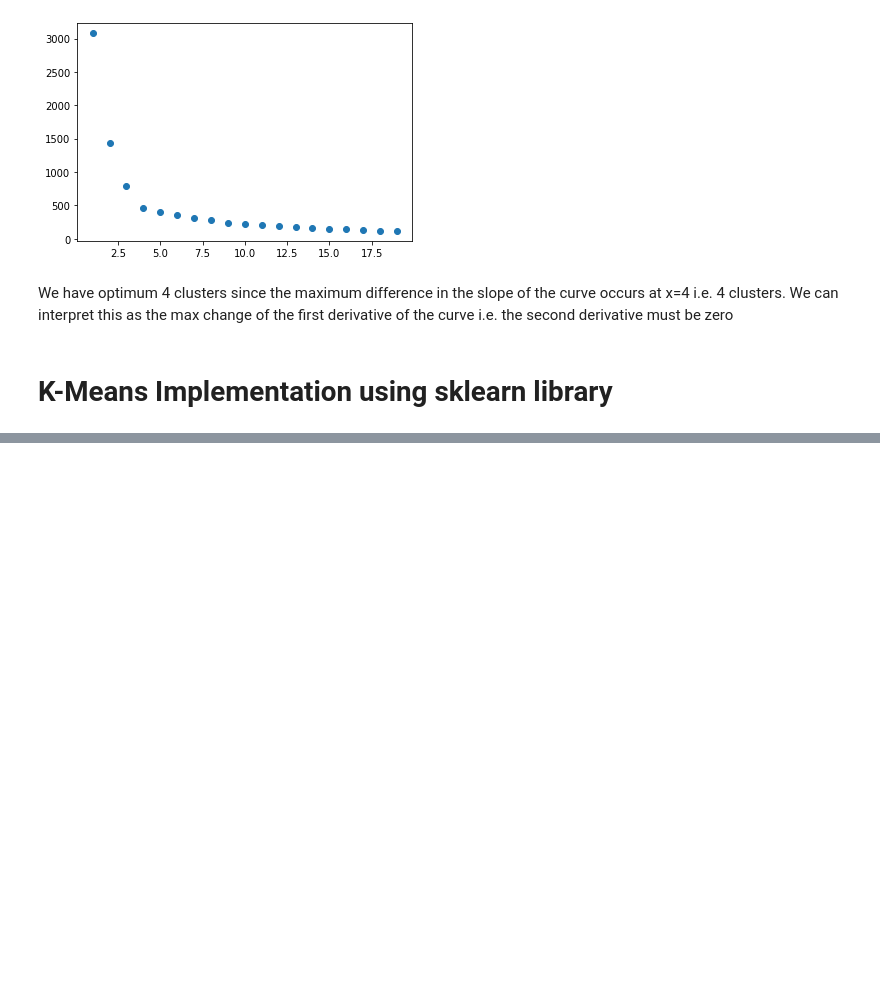
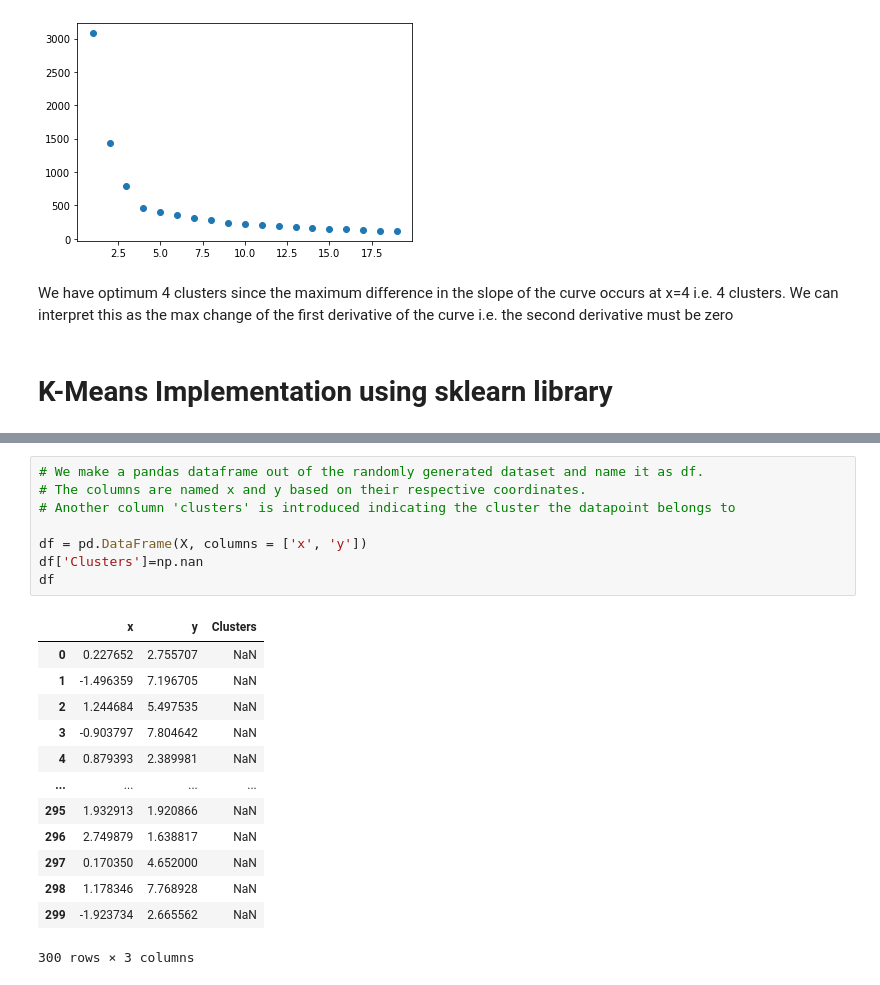
Before and after one commit to m607stars/Machine-Learning-Algorithms, a Jupyter notebook: K_means.ipynb, the cells around one changed output, grey strips where cells are left out. Cells and saved outputs as stored; diff of their text form; blank space fills up the shorter version.

```diff
--- a/K_means.ipynb
+++ b/K_means.ipynb
@@ -132,0 +150,22 @@ plt.scatter(centers[:, 0], centers[:, 1],color='black')   #plotting centres
+# %%
+# We make a pandas dataframe out of the randomly generated dataset and name it as df.
+# The columns are named x and y based on their respective coordinates.
+# Another column 'clusters' is introduced indicating the cluster the datapoint belongs to
+
+df = pd.DataFrame(X, columns = ['x', 'y'])
+df['Clusters']=np.nan
+df
+# %% [output]
+|  | x | y | Clusters |
+| 0 | 0.227652 | 2.755707 | NaN |
+| 1 | -1.496359 | 7.196705 | NaN |
+| 2 | 1.244684 | 5.497535 | NaN |
+| 3 | -0.903797 | 7.804642 | NaN |
+| 4 | 0.879393 | 2.389981 | NaN |
+| ... | ... | ... | ... |
+| 295 | 1.932913 | 1.920866 | NaN |
+| 296 | 2.749879 | 1.638817 | NaN |
+| 297 | 0.170350 | 4.652000 | NaN |
+| 298 | 1.178346 | 7.768928 | NaN |
+| 299 | -1.923734 | 2.665562 | NaN |
+300 rows × 3 columns
```
Also changed, not shown: parts of 12 cells of this notebook.
